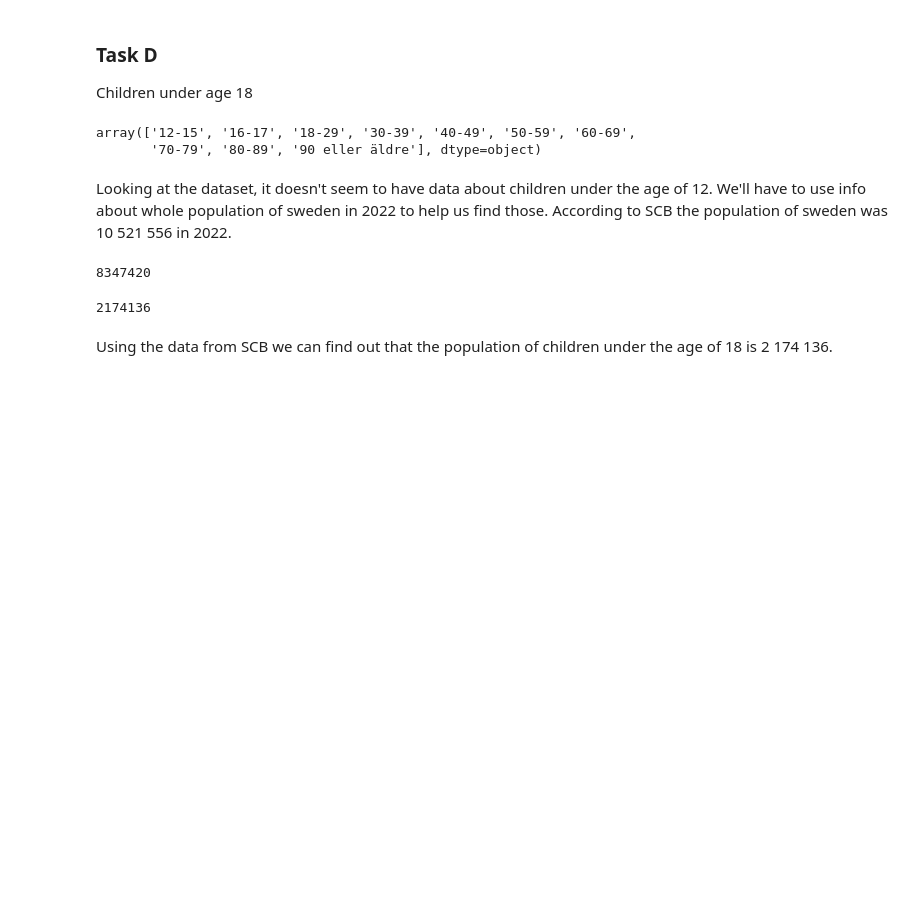
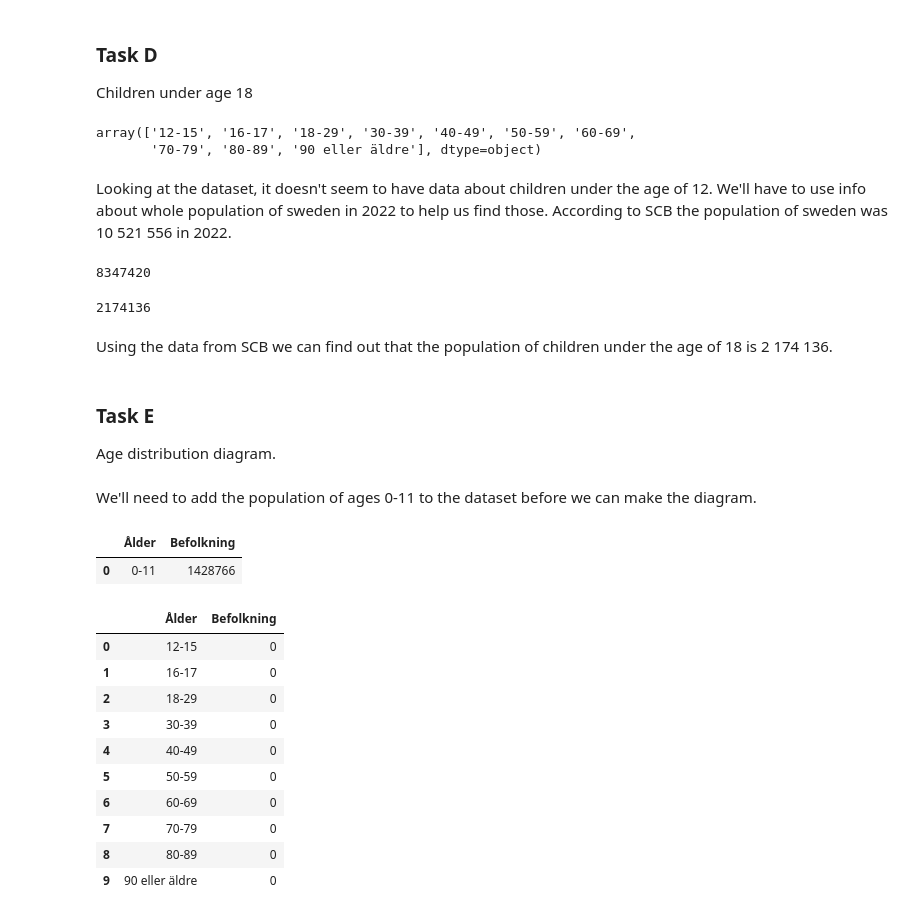
Before and after one commit to Janandersov/Databehandling-Jan-Anders-Overgard, a Jupyter notebook: Labs/Lab 1/Task 2.ipynb, the cells around one changed output. Drawn from its saved outputs; the diff is of its cells as text; code cells hidden in the pictures; blank space fills up the shorter version.

Commit message:
Task 2E added.

```diff
--- a/Labs/Lab 1/Task 2.ipynb
+++ b/Labs/Lab 1/Task 2.ipynb
@@ -126,3 +126,8 @@ child_population
 2174136
 # %% [markdown]
 Using the data from SCB we can find out that the population of children under the age of 18 is 2 174 136.
+# %% [markdown]
+### Task E
+Age distribution diagram.
+# %% [markdown]
+We'll need to add the population of ages 0-11 to the dataset before we can make the diagram.
@@ -128,0 +138,5 @@ Using the data from SCB we can find out that the population of children under th
+# %%
+df_ages_0_11
+# %% [output]
+|  | Ålder | Befolkning |
+| 0 | 0-11 | 1428766 |
@@ -128,0 +145,14 @@ Using the data from SCB we can find out that the population of children under th
+# %%
+df_age_ranges_population
+# %% [output]
+|  | Ålder | Befolkning |
+| 0 | 12-15 | 0 |
+| 1 | 16-17 | 0 |
+| 2 | 18-29 | 0 |
+| 3 | 30-39 | 0 |
+| 4 | 40-49 | 0 |
+| 5 | 50-59 | 0 |
+| 6 | 60-69 | 0 |
+| 7 | 70-79 | 0 |
+| 8 | 80-89 | 0 |
+| 9 | 90 eller äldre | 0 |
```
Also changed, not shown: parts of 9 cells of this notebook, 1 other file.
